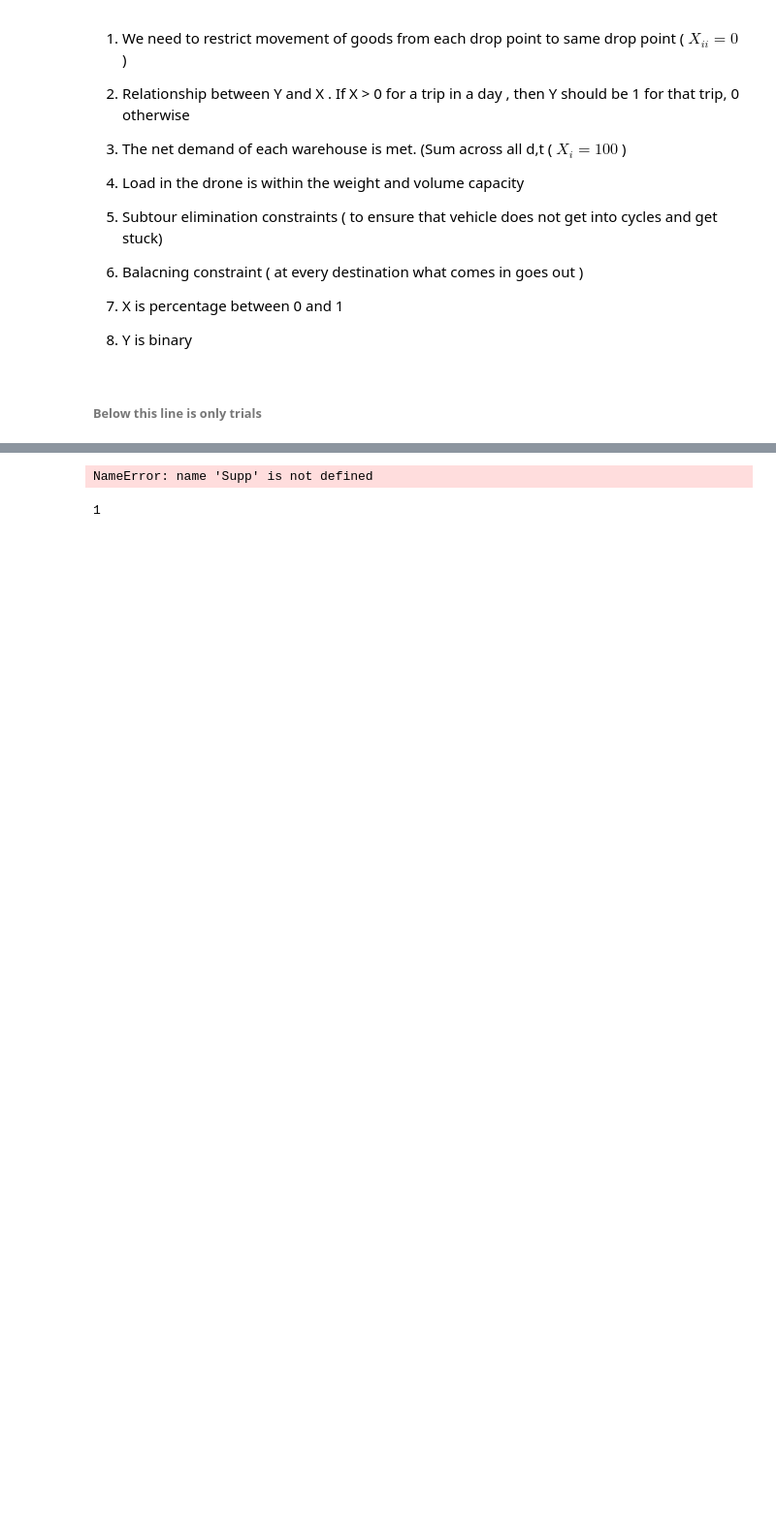
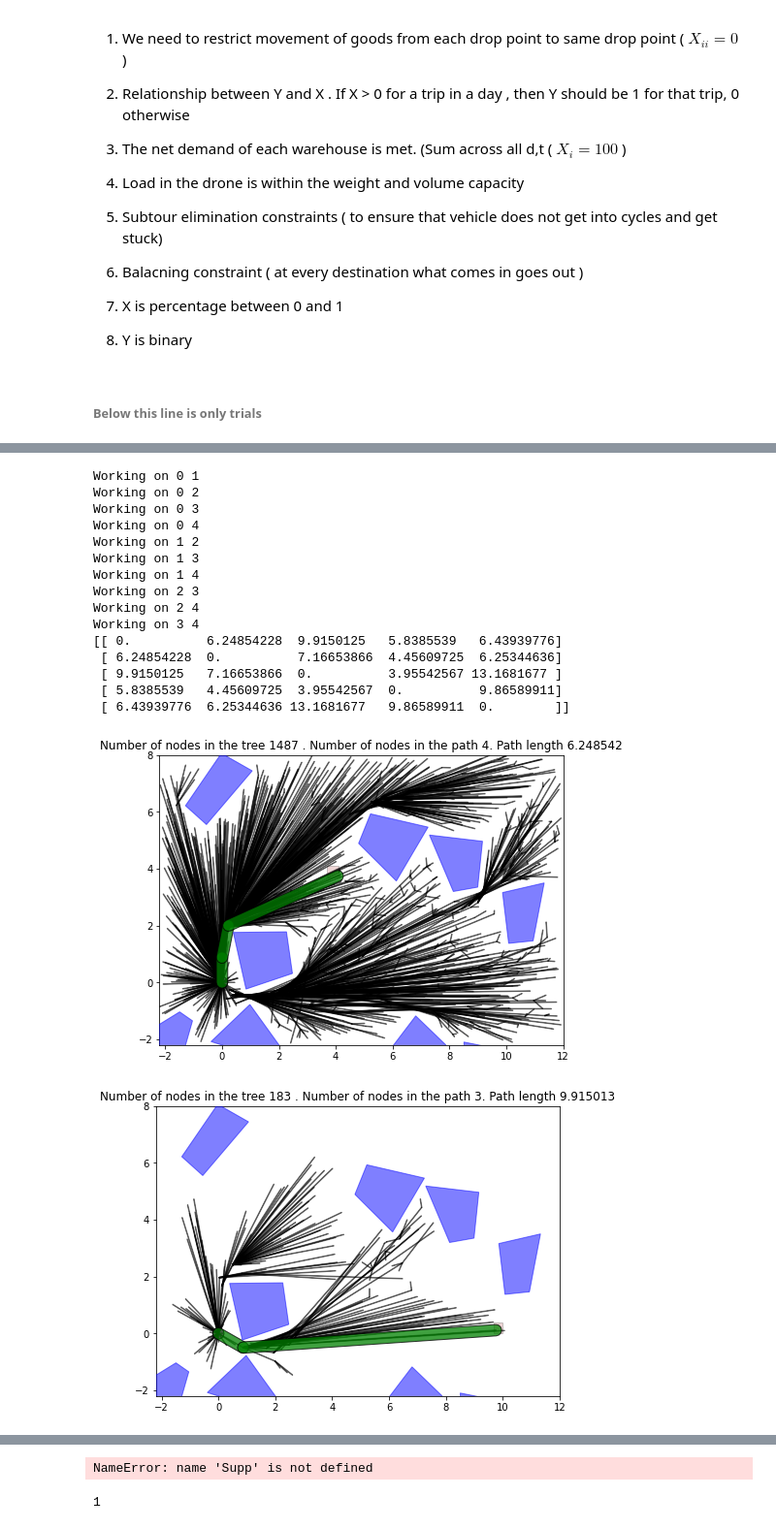
Before and after one commit to trstuart08/PADM_Project, a Jupyter notebook: PADM Project.ipynb, the cells around one changed output, grey strips where cells are left out. Shown at 97% size. Cells and saved outputs as stored; diff of their text form; code cells hidden in the pictures; blank space fills up the shorter version.

```diff
--- a/PADM Project.ipynb
+++ b/PADM Project.ipynb
@@ -239,0 +463,34 @@ truck_property = [(14.5,37), (7.6,37), (7.6,37)] # (weight, volume)
+# %%
+from shapely.geometry import Point, Polygon, LineString, box
+radius = 0.2
+bounds = (-2.2, -2.2, 12, 8)
+distance_rrt_star = np.empty((5,5))
+#path,path_len = rrt_star(bounds, env, start_pose, radius, LZ4)
+for ind1 in range(len(distance_rrt_star)):
+    distance_rrt_star[ind1,ind1] = 0
+    for ind2 in range(ind1+1, len(distance_rrt_star)):
+        print("Working on %i %i" %(ind1, ind2))
+        start = loc_coord[ind1]
+        goal_region = loc_poly[ind2]
+        path, path_len = rrt_star(bounds, env, start, radius, goal_region)
+        distance_rrt_star[ind1][ind2] = path_len
+        distance_rrt_star[ind2][ind1] = path_len
+print(distance_rrt_star)
+# %% [output]
+Working on 0 1
+Working on 0 2
+Working on 0 3
+Working on 0 4
+Working on 1 2
+Working on 1 3
+Working on 1 4
+Working on 2 3
+Working on 2 4
+Working on 3 4
+[[ 0.          6.24854228  9.9150125   5.8385539   6.43939776]
+ [ 6.24854228  0.          7.16653866  4.45609725  6.25344636]
+ [ 9.9150125   7.16653866  0.          3.95542567 13.1681677 ]
+ [ 5.8385539   4.45609725  3.95542567  0.          9.86589911]
+ [ 6.43939776  6.25344636 13.1681677   9.86589911  0.        ]]
+[figure, added]
+[figure, added]
```
Also changed, not shown: parts of 12 cells of this notebook, 4 other files.
